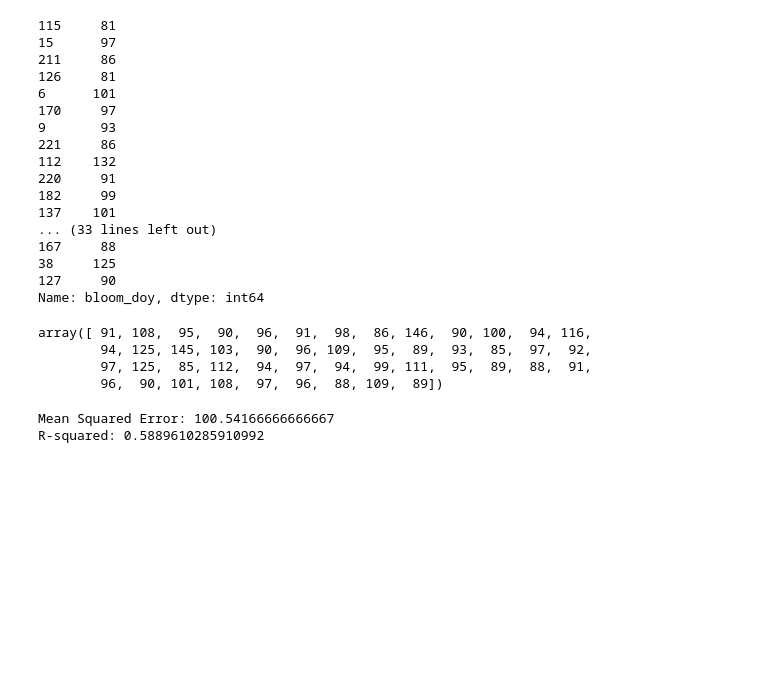
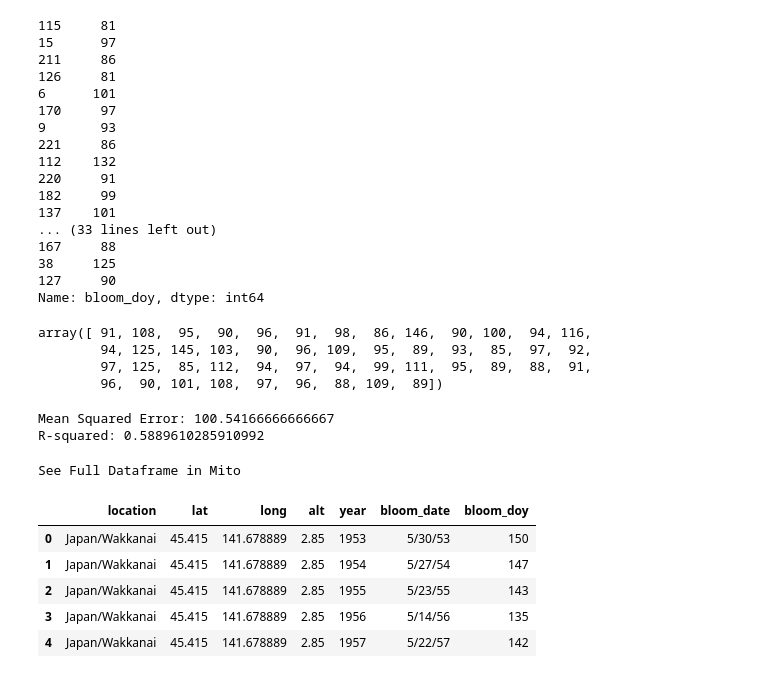
Before and after one commit to SimonAytes/cherry-blossom, a Jupyter notebook: Untitled.ipynb, the cells around one changed output. Drawn from its saved outputs; the diff is of its cells as text; code cells hidden in the pictures; blank space fills up the shorter version.

```diff
--- a/Untitled.ipynb
+++ b/Untitled.ipynb
@@ -319,3 +351,13 @@ evaluate_model(y_test, y_pred_int)
 # %% [output]
 Mean Squared Error: 100.54166666666667
 R-squared: 0.5889610285910992
+# %%
+pd.read_csv("./data/raw/japan.csv").head(5)
+# %% [output]
+See Full Dataframe in Mito
+|  | location | lat | long | alt | year | bloom_date | bloom_doy |
+| 0 | Japan/Wakkanai | 45.415 | 141.678889 | 2.85 | 1953 | 5/30/53 | 150 |
+| 1 | Japan/Wakkanai | 45.415 | 141.678889 | 2.85 | 1954 | 5/27/54 | 147 |
+| 2 | Japan/Wakkanai | 45.415 | 141.678889 | 2.85 | 1955 | 5/23/55 | 143 |
+| 3 | Japan/Wakkanai | 45.415 | 141.678889 | 2.85 | 1956 | 5/14/56 | 135 |
+| 4 | Japan/Wakkanai | 45.415 | 141.678889 | 2.85 | 1957 | 5/22/57 | 142 |
```
Also changed, not shown: parts of 2 cells of this notebook, 39 other files.
